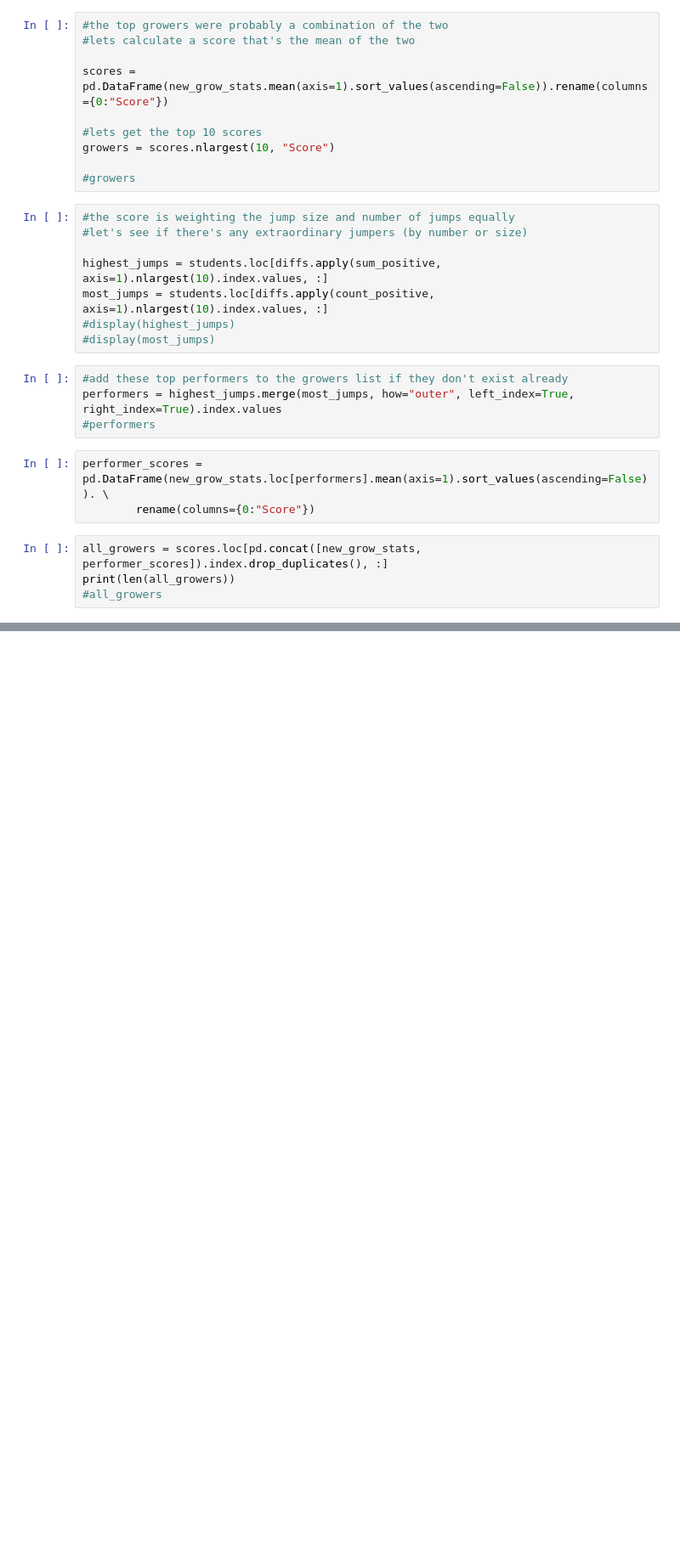
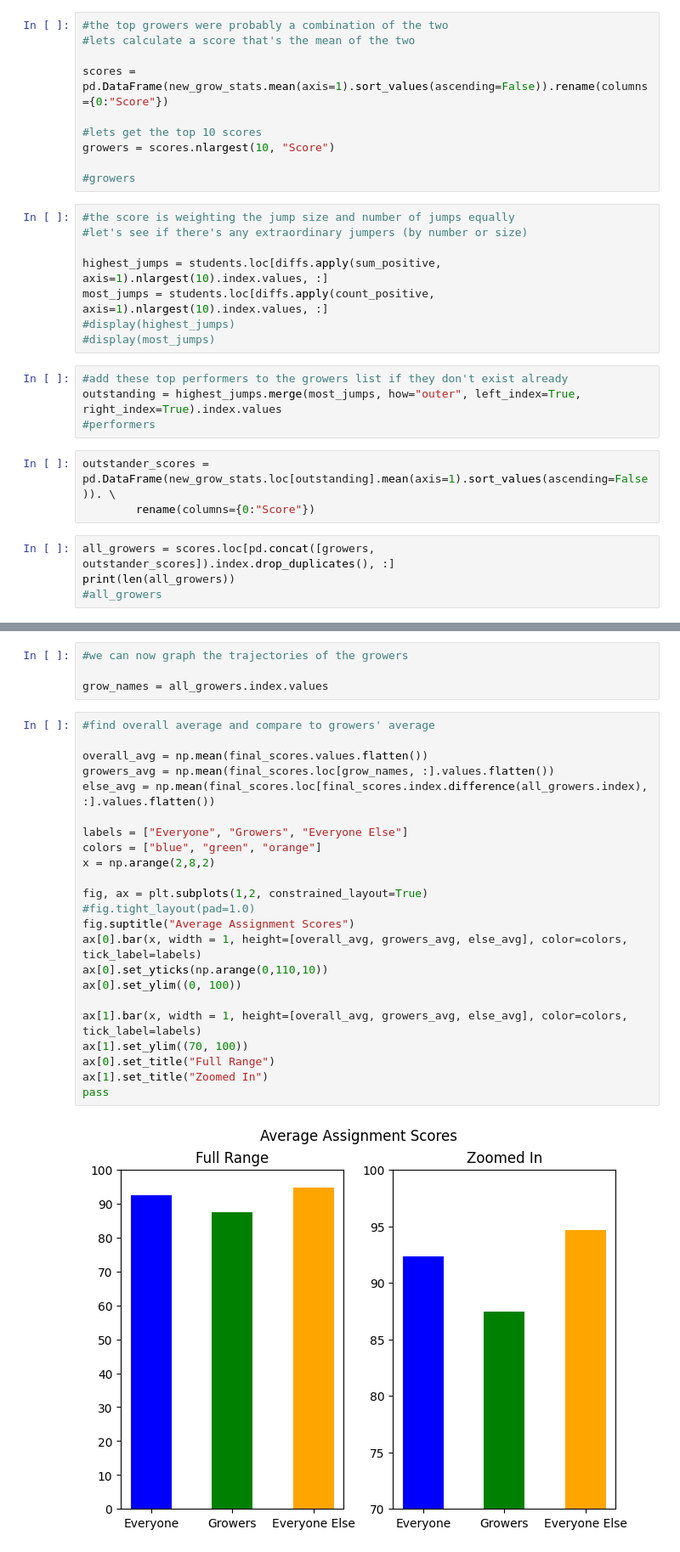
Before and after one commit to rohan-r-kulkarni/teaching_analysis, a Jupyter notebook: teaching_analysis.ipynb, the cells around one changed output, grey strips where cells are left out. Shown: that part at 85% size. Drawn from its saved outputs; the diff is of its cells as text; blank space fills up the shorter version.

Commit message:
average computations and analysis

```diff
--- a/teaching_analysis.ipynb
+++ b/teaching_analysis.ipynb
@@ -46,13 +47,13 @@ most_jumps = students.loc[diffs.apply(count_positive, axis=1).nlargest(10).index
 #display(most_jumps)
 # %%
 #add these top performers to the growers list if they don't exist already
-performers = highest_jumps.merge(most_jumps, how="outer", left_index=True, right_index=True).index.values
+outstanding = highest_jumps.merge(most_jumps, how="outer", left_index=True, right_index=True).index.values
 #performers
 # %%
-performer_scores = pd.DataFrame(new_grow_stats.loc[performers].mean(axis=1).sort_values(ascending=False)). \
+outstander_scores = pd.DataFrame(new_grow_stats.loc[outstanding].mean(axis=1).sort_values(ascending=False)). \
         rename(columns={0:"Score"})
 # %%
-all_growers = scores.loc[pd.concat([new_grow_stats, performer_scores]).index.drop_duplicates(), :]
+all_growers = scores.loc[pd.concat([growers, outstander_scores]).index.drop_duplicates(), :]
 print(len(all_growers))
 #all_growers
 # %% [output]
@@ -64,3 +66,32 @@ top17 = scores.nlargest(17, "Score")
 
 anomalies = scores.loc[all_growers.index.difference(top17.index), :].sort_values("Score", ascending=False)
 #anomalies
+# %%
+#we can now graph the trajectories of the growers
+
+grow_names = all_growers.index.values
+# %%
+#find overall average and compare to growers' average
+
+overall_avg = np.mean(final_scores.values.flatten())
+growers_avg = np.mean(final_scores.loc[grow_names, :].values.flatten())
+else_avg = np.mean(final_scores.loc[final_scores.index.difference(all_growers.index), :].values.flatten())
+
+labels = ["Everyone", "Growers", "Everyone Else"]
+colors = ["blue", "green", "orange"]
+x = np.arange(2,8,2)
+
+fig, ax = plt.subplots(1,2, constrained_layout=True)
+#fig.tight_layout(pad=1.0)
+fig.suptitle("Average Assignment Scores")
+ax[0].bar(x, width = 1, height=[overall_avg, growers_avg, else_avg], color=colors, tick_label=labels)
+ax[0].set_yticks(np.arange(0,110,10))
+ax[0].set_ylim((0, 100))
+
+ax[1].bar(x, width = 1, height=[overall_avg, growers_avg, else_avg], color=colors, tick_label=labels)
+ax[1].set_ylim((70, 100))
+ax[0].set_title("Full Range")
+ax[1].set_title("Zoomed In")
+pass
+# %% [output]
+[figure, added]
```
Also changed, not shown: parts of 7 cells of this notebook.
